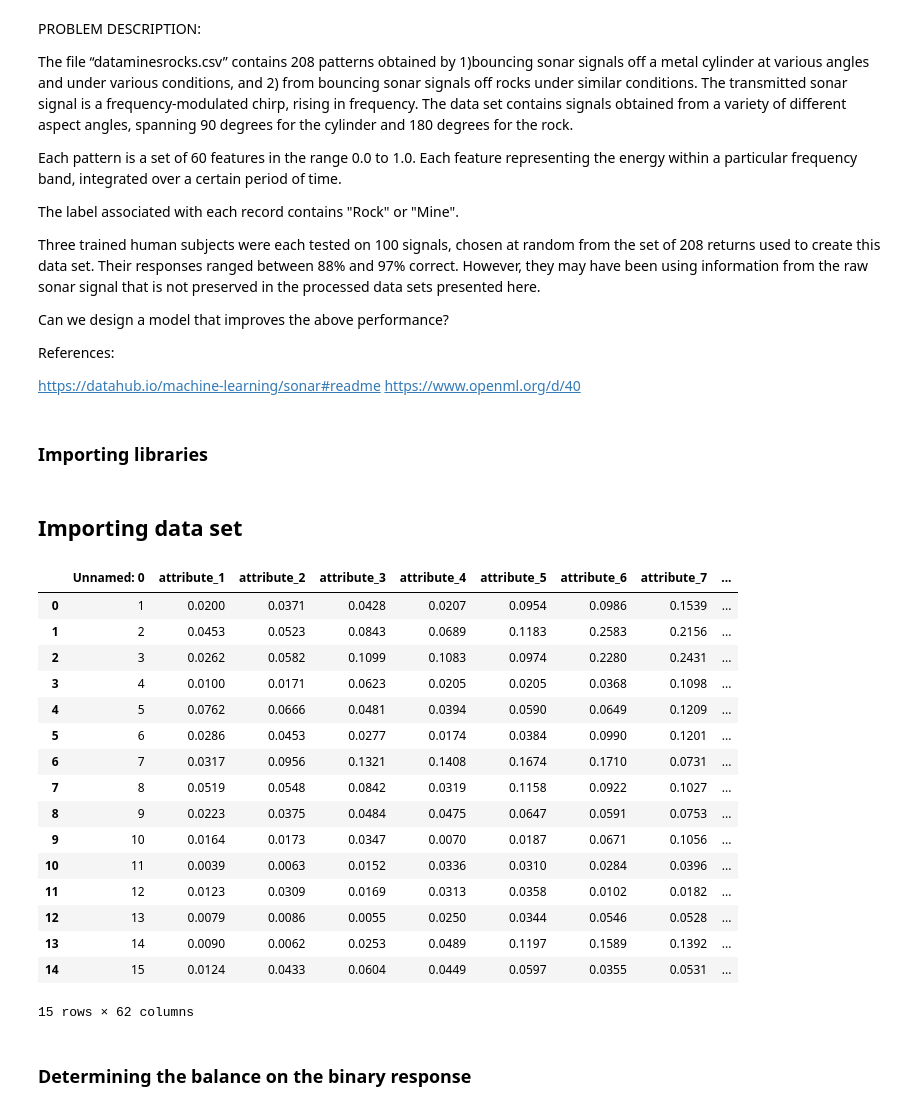
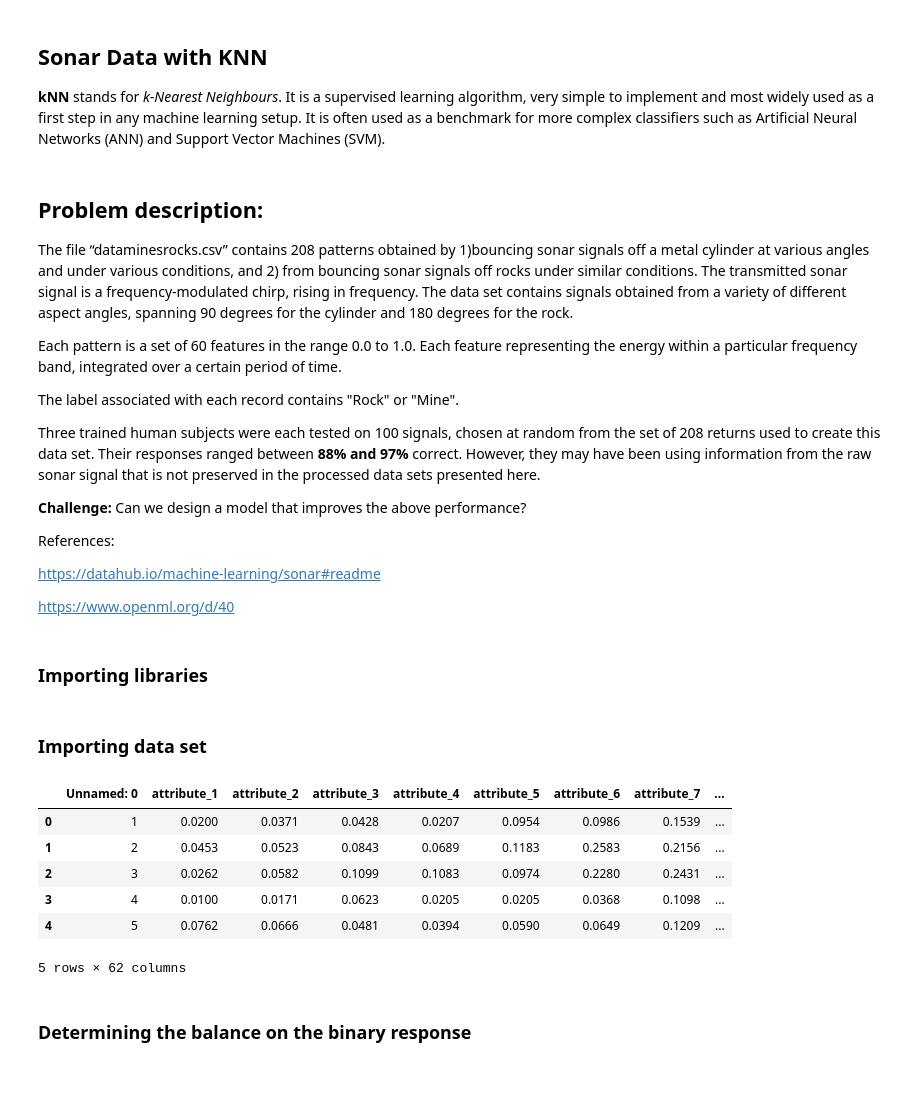
Before and after one commit to elgc/Other-Classifiers, a Jupyter notebook: KNN-Sonar Data.ipynb, the cells around one changed output. Drawn from its saved outputs; the diff is of its cells as text; code cells hidden in the pictures; blank space fills up the shorter version.

Commit message:
added sonar data

```diff
--- a/KNN-Sonar Data.ipynb
+++ b/KNN-Sonar Data.ipynb
@@ -3,5 +1,9 @@
+# %% [markdown]
+## Sonar Data with KNN
+
+**kNN** stands for *k-Nearest Neighbours*. It is a supervised learning algorithm, very simple to implement and most widely used as a first step in any machine learning setup. It is often used as a benchmark for more complex classifiers such as Artificial Neural Networks (ANN) and Support Vector Machines (SVM).
 # %% [markdown]
-PROBLEM DESCRIPTION:
+## Problem description:
 
 The file “dataminesrocks.csv” contains 208 patterns obtained by 1)bouncing sonar signals off a metal cylinder at various angles and under various conditions, and 2) from bouncing sonar signals off rocks under similar conditions. The transmitted sonar signal is a frequency-modulated chirp, rising in frequency. The data set contains signals obtained from a variety of different aspect angles, spanning 90 degrees for the cylinder and 180 degrees for the rock.
 
@@ -9,13 +11,14 @@ Each pattern is a set of 60 features in the range 0.0 to 1.0. Each feature repre
 
 The label associated with each record contains "Rock" or "Mine".
 
-Three trained human subjects were each tested on 100 signals, chosen at random from the set of 208 returns used to create this data set. Their responses ranged between 88% and 97% correct. However, they may have been using information from the raw sonar signal that is not preserved in the processed data sets presented here.
+Three trained human subjects were each tested on 100 signals, chosen at random from the set of 208 returns used to create this data set. Their responses ranged between **88% and 97%** correct. However, they may have been using information from the raw sonar signal that is not preserved in the processed data sets presented here.
 
-Can we design a model that improves the above performance?
+**Challenge:** Can we design a model that improves the above performance?
 
 References:
 
 https://datahub.io/machine-learning/sonar#readme
+
 https://www.openml.org/d/40
 # %% [markdown]
 ### Importing libraries
@@ -24,28 +27,18 @@ import numpy as np
 import matplotlib.pyplot as plt
 import pandas as pd
 # %% [markdown]
-## Importing data set
+### Importing data set
 # %%
 dataset=pd.read_csv("dataminerocks.csv")
-dataset.head(15)
+dataset.head()
 # %% [output]
 |  | Unnamed: 0 | attribute_1 | attribute_2 | attribute_3 | attribute_4 | attribute_5 | attribute_6 | attribute_7 | ... |
 | 0 | 1 | 0.0200 | 0.0371 | 0.0428 | 0.0207 | 0.0954 | 0.0986 | 0.1539 | ... |
 | 1 | 2 | 0.0453 | 0.0523 | 0.0843 | 0.0689 | 0.1183 | 0.2583 | 0.2156 | ... |
 | 2 | 3 | 0.0262 | 0.0582 | 0.1099 | 0.1083 | 0.0974 | 0.2280 | 0.2431 | ... |
 | 3 | 4 | 0.0100 | 0.0171 | 0.0623 | 0.0205 | 0.0205 | 0.0368 | 0.1098 | ... |
 | 4 | 5 | 0.0762 | 0.0666 | 0.0481 | 0.0394 | 0.0590 | 0.0649 | 0.1209 | ... |
-| 5 | 6 | 0.0286 | 0.0453 | 0.0277 | 0.0174 | 0.0384 | 0.0990 | 0.1201 | ... |
-| 6 | 7 | 0.0317 | 0.0956 | 0.1321 | 0.1408 | 0.1674 | 0.1710 | 0.0731 | ... |
-| 7 | 8 | 0.0519 | 0.0548 | 0.0842 | 0.0319 | 0.1158 | 0.0922 | 0.1027 | ... |
-| 8 | 9 | 0.0223 | 0.0375 | 0.0484 | 0.0475 | 0.0647 | 0.0591 | 0.0753 | ... |
-| 9 | 10 | 0.0164 | 0.0173 | 0.0347 | 0.0070 | 0.0187 | 0.0671 | 0.1056 | ... |
-| 10 | 11 | 0.0039 | 0.0063 | 0.0152 | 0.0336 | 0.0310 | 0.0284 | 0.0396 | ... |
-| 11 | 12 | 0.0123 | 0.0309 | 0.0169 | 0.0313 | 0.0358 | 0.0102 | 0.0182 | ... |
-| 12 | 13 | 0.0079 | 0.0086 | 0.0055 | 0.0250 | 0.0344 | 0.0546 | 0.0528 | ... |
-| 13 | 14 | 0.0090 | 0.0062 | 0.0253 | 0.0489 | 0.1197 | 0.1589 | 0.1392 | ... |
-| 14 | 15 | 0.0124 | 0.0433 | 0.0604 | 0.0449 | 0.0597 | 0.0355 | 0.0531 | ... |
-15 rows × 62 columns
+5 rows × 62 columns
 # %% [markdown]
 ### Determining the balance on the binary response
 # %%
```
Also changed, not shown: parts of 24 cells of this notebook.
